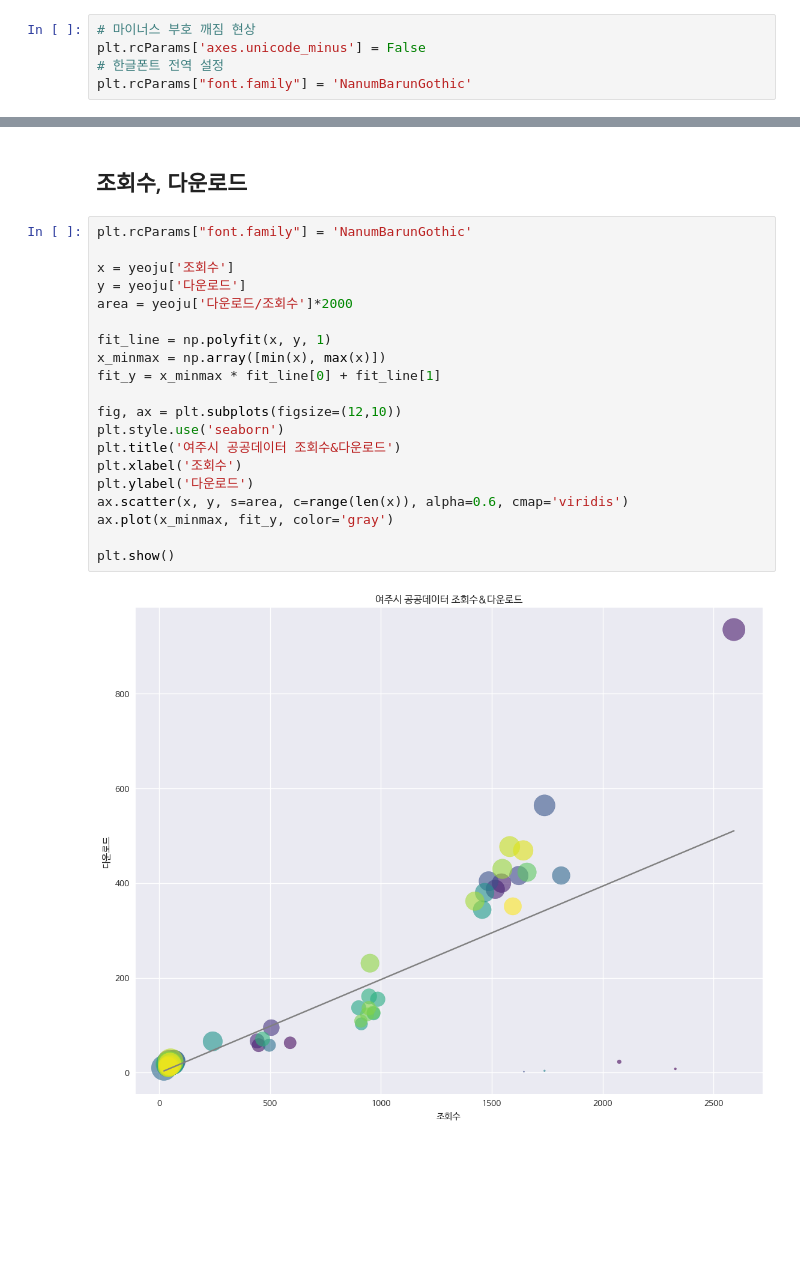
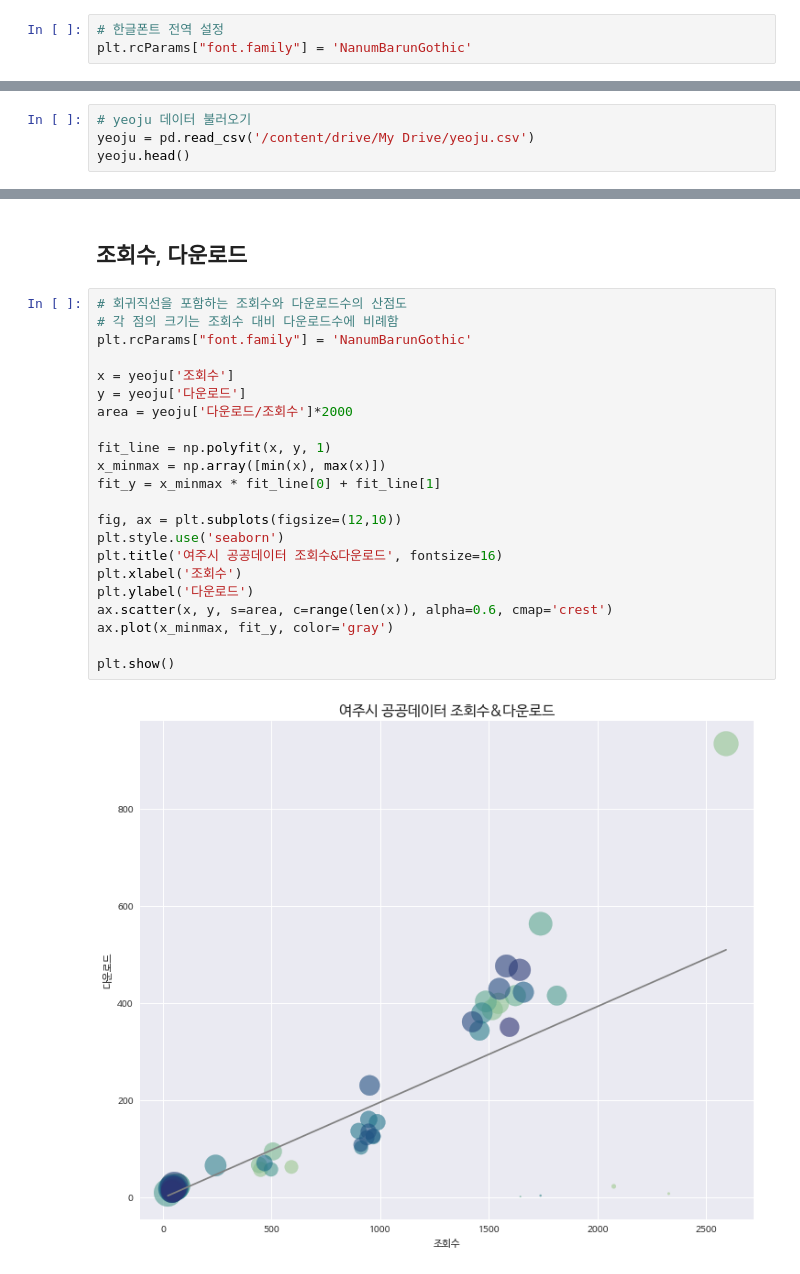
Before and after one commit to HwayoungYoon/opendata_intern_2022, a Jupyter notebook: 여주시_공공데이터_현황.ipynb, the cells around one changed output, grey strips where cells are left out. Saved outputs shown, nothing was run; the diff lists cells and outputs as text; blank space fills up the shorter version.

```diff
--- a/여주시_공공데이터_현황.ipynb
+++ b/여주시_공공데이터_현황.ipynb
@@ -65,7 +64,5 @@ import numpy as np
 import seaborn as sns
 import matplotlib.pyplot as plt
 # %%
-# 마이너스 부호 깨짐 현상
-plt.rcParams['axes.unicode_minus'] = False
 # 한글폰트 전역 설정
 plt.rcParams["font.family"] = 'NanumBarunGothic'
@@ -180,0 +193,4 @@ yeoju.to_csv('/content/drive/My Drive/yeoju.csv', index=False)
+# %%
+# yeoju 데이터 불러오기
+yeoju = pd.read_csv('/content/drive/My Drive/yeoju.csv')
+yeoju.head()
@@ -323,25 +379,27 @@ plt.show()
 # %% [markdown]
 ## 조회수, 다운로드
 # %%
+# 회귀직선을 포함하는 조회수와 다운로드수의 산점도
+# 각 점의 크기는 조회수 대비 다운로드수에 비례함
 plt.rcParams["font.family"] = 'NanumBarunGothic'
 
 x = yeoju['조회수']
 y = yeoju['다운로드']
 area = yeoju['다운로드/조회수']*2000
 
 fit_line = np.polyfit(x, y, 1)
 x_minmax = np.array([min(x), max(x)])
 fit_y = x_minmax * fit_line[0] + fit_line[1]
 
 fig, ax = plt.subplots(figsize=(12,10))
 plt.style.use('seaborn')
-plt.title('여주시 공공데이터 조회수&다운로드')
+plt.title('여주시 공공데이터 조회수&다운로드', fontsize=16)
 plt.xlabel('조회수')
 plt.ylabel('다운로드')
-ax.scatter(x, y, s=area, c=range(len(x)), alpha=0.6, cmap='viridis')
+ax.scatter(x, y, s=area, c=range(len(x)), alpha=0.6, cmap='crest')
 ax.plot(x_minmax, fit_y, color='gray')
 
 plt.show()
 # %% [output]
-[figure, old version]
+[figure, new version]
 # %%
```
Also changed, not shown: parts of 46 cells of this notebook.
